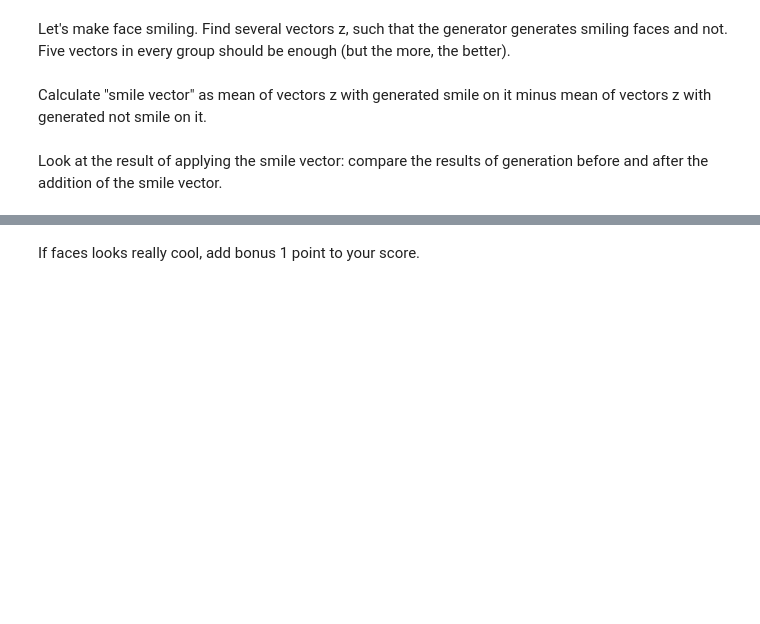
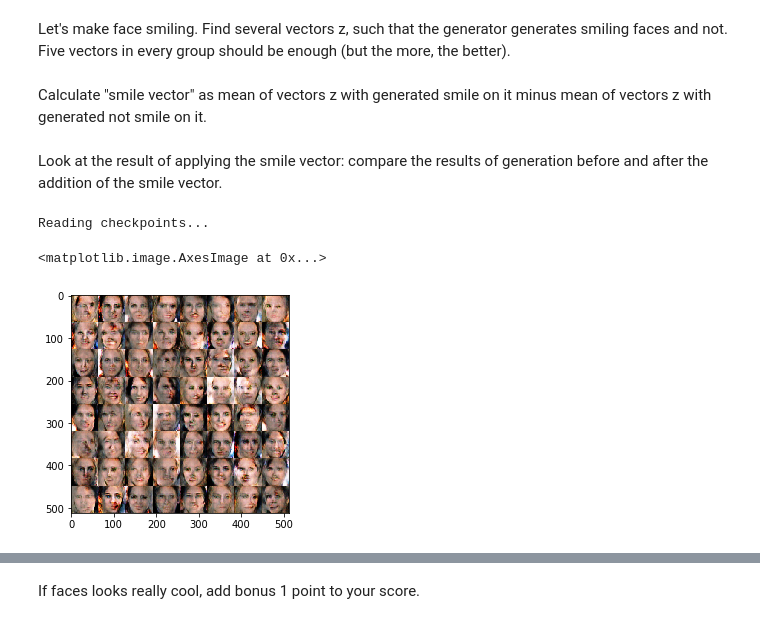
Before and after one commit to cr-bharath/Deep-learning-in-Computer-Vision-Coursera, a Jupyter notebook: Week5/gan_faces.ipynb, the cells around one changed output, grey strips where cells are left out. Drawn from its saved outputs; the diff is of its cells as text; code cells hidden in the pictures; blank space fills up the shorter version.

```diff
--- a/Week5/gan_faces.ipynb
+++ b/Week5/gan_faces.ipynb
@@ -296,3 +318,20 @@ Let's make face smiling. Find several vectors z, such that the generator generat
 Calculate "smile vector" as mean of vectors z with generated smile on it minus mean of vectors z with generated not smile on it.
 # %% [markdown]
 Look at the result of applying the smile vector: compare the results of generation before and after the addition of the smile vector.
+# %%
+batch_z2 = np.zeros([BATCH_SIZE,Z_DIM]).astype(np.float32)
+load_dir = 'checkpoint'
+for i in range(BATCH_SIZE):
+    batch_z2[i,...] = np.random.uniform(-1,1,Z_DIM)
+with tf.Session() as sess:
+    if load_dir is not None:
+        print("Reading checkpoints...")
+        load(sess, load_dir)
+    samples2 = sess.run(G, feed_dict={z: batch_z2, is_training: False} )
+
+img2 = merge(inverse_transform(samples2), [8, BATCH_SIZE//8])
+plt.imshow((255*img2).astype(np.uint8))
+# %% [output]
+Reading checkpoints...
+<matplotlib.image.AxesImage at 0x...>
+[figure, added]
```
Also changed, not shown: parts of 7 cells of this notebook.
